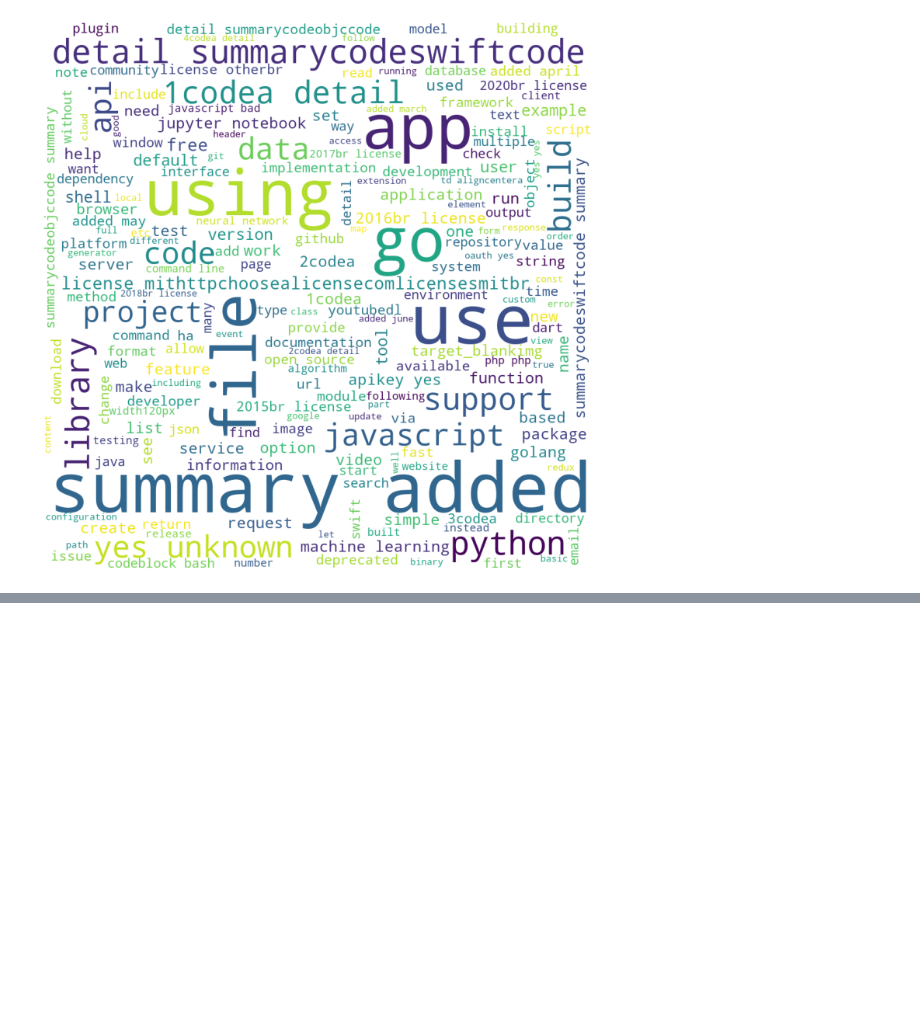
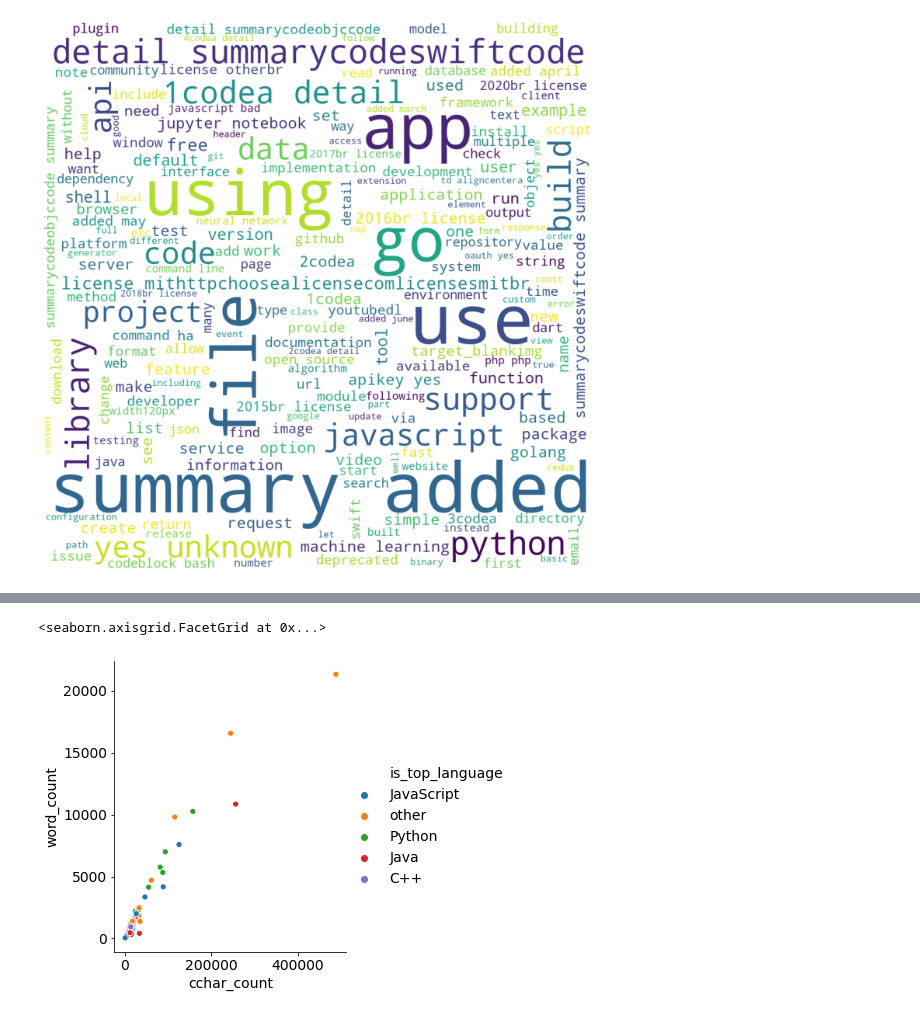
Before and after one commit to nlp-github-project/nlp-github-project, a Jupyter notebook: yvonne_notes.ipynb, the cells around one changed output, grey strips where cells are left out. Cells and saved outputs as stored; diff of their text form; code cells hidden in the pictures; blank space fills up the shorter version.

```diff
--- a/yvonne_notes.ipynb
+++ b/yvonne_notes.ipynb
@@ -598,0 +641,4 @@ plt.axis('off')
+# %%
+df["char_count"] = df.readme_contents.apply(len)
+# %%
+df["sentence_count"] = df.readme_contents.apply(nltk.sent_tokenize).apply(len)
@@ -598,0 +661,5 @@ plt.axis('off')
+# %%
+sns.relplot(data=df, y='word_count', x='cchar_count', hue='is_top_language')
+# %% [output]
+<seaborn.axisgrid.FacetGrid at 0x...>
+[figure, added]
```
Also changed, not shown: parts of 8 cells of this notebook.
